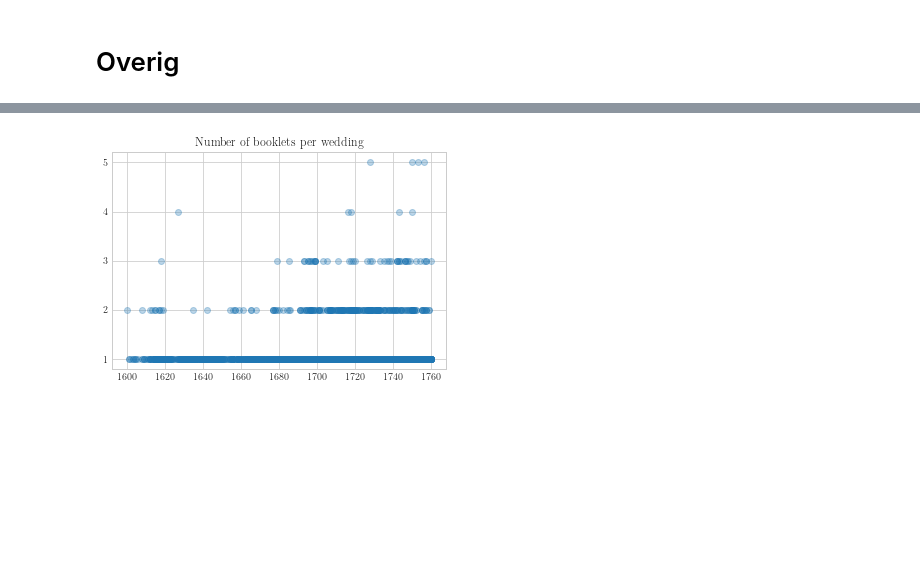
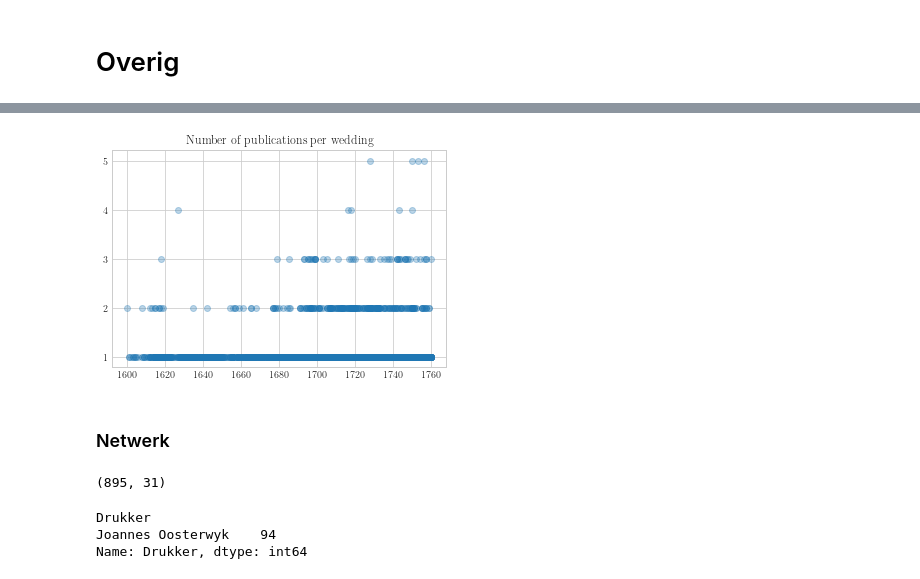
Before and after one commit to awlassche/netwerk-huwelijksgedichten, a Jupyter notebook: Notebooks_scripts/Data analysis 2.0.ipynb, the cells around one changed output, grey strips where cells are left out. Cells and saved outputs as stored; diff of their text form; code cells hidden in the pictures; blank space fills up the shorter version.

```diff
--- a/Notebooks_scripts/Data analysis 2.0.ipynb
+++ b/Notebooks_scripts/Data analysis 2.0.ipynb
@@ -514,10 +542,12 @@ Name: Bruidspaar, Length: 3329, dtype: int64
 # %%
 import numpy as np
 plt.scatter(x=df7.index.get_level_values(0), y=df7.values, alpha=0.3)
 plt.rc('text', usetex=True)
 plt.rc('font', family='serif')
 plt.yticks(np.arange(1, 6, step=1))
-plt.title('Number of booklets per wedding')
-plt.savefig('n_booklets_wedding.png', dpi=300)
+plt.title('Number of publications per wedding')
+plt.savefig('n_publications_wedding.png', dpi=300)
 # %% [output]
-[figure, old version]
+[figure, new version]
+# %% [markdown]
+### Netwerk
@@ -523,0 +563,4 @@ plt.savefig('n_booklets_wedding.png', dpi=300)
+# %%
+network.shape
+# %% [output]
+(895, 31)
@@ -523,0 +569,6 @@ plt.savefig('n_booklets_wedding.png', dpi=300)
+# %%
+df8.groupby('Drukker')['Drukker'].count().sort_values(ascending=False)
+# %% [output]
+Drukker
+Joannes Oosterwyk    94
+Name: Drukker, dtype: int64
```
Also changed, not shown: parts of 13 cells of this notebook, 4 other files.
